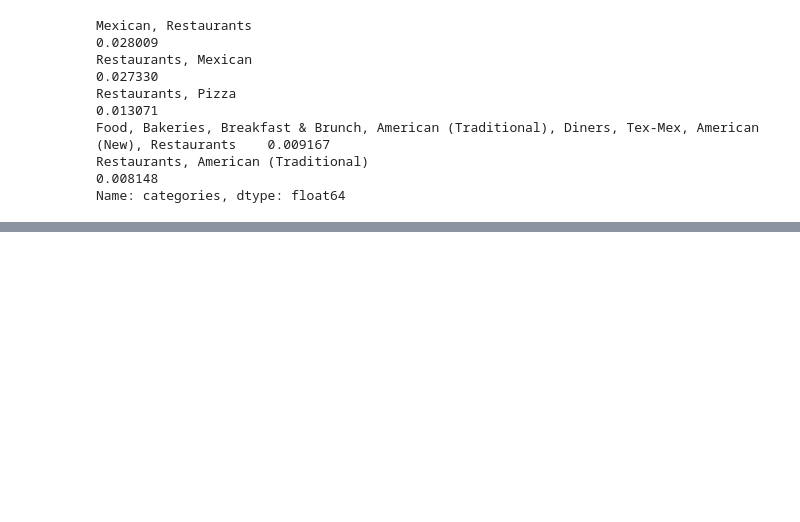
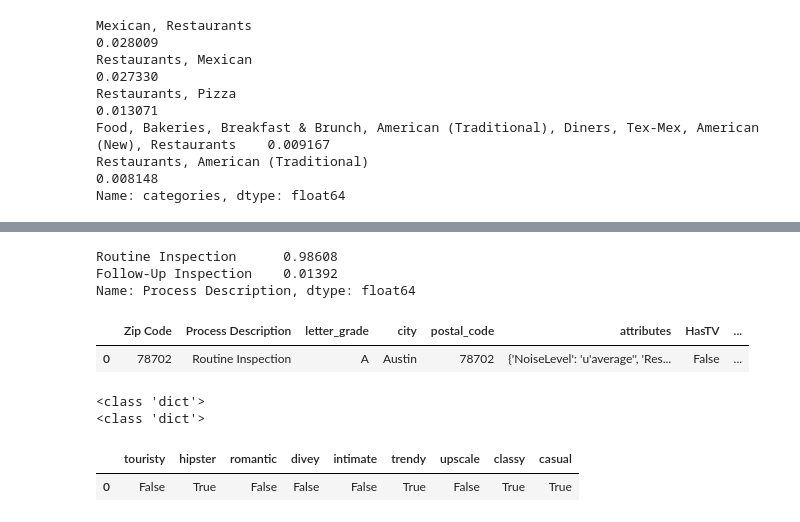
Before and after one commit to ellerybledsoe/Springboard, a Jupyter notebook: Austin Restaurant Inspections_Data Wrangling.ipynb, the cells around one changed output, grey strips where cells are left out. Saved outputs shown, nothing was run; the diff lists cells and outputs as text; code cells hidden in the pictures; blank space fills up the shorter version.

```diff
--- a/Austin Restaurant Inspections_Data Wrangling.ipynb
+++ b/Austin Restaurant Inspections_Data Wrangling.ipynb
@@ -653,0 +709,8 @@ inspections_reviews_merge.to_csv('inspections_reviews_merge.csv')
+# %%
+inspections_reviews_merge['Process Description'].value_counts(normalize=True)
+
+# explore these follow-up inspections a bit more during EDA, decide whether to keep or drop
+# %% [output]
+Routine Inspection      0.98608
+Follow-Up Inspection    0.01392
+Name: Process Description, dtype: float64
@@ -654,3 +723,25 @@ inspections_reviews_merge.to_csv('inspections_reviews_merge.csv')
+# %%
+inspections_reviews_merge[categorical].head(1)
+# %% [output]
+|  | Zip Code | Process Description | letter_grade | city | postal_code | attributes | HasTV | ... |
+| 0 | 78702 | Routine Inspection | A | Austin | 78702 | {'NoiseLevel': 'u'average'', 'Res... | False | ... |
+# %%
+# testing code to unpack dict columns
+
+#inspections_reviews_merge['Ambience'].apply(pd.Series)
+#pd.DataFrame.from_records(inspections_reviews_merge.Ambience.dropna().tolist())
+print(type(eval(inspections_reviews_merge.Ambience[0:1][0])))#.values
+print(type(eval(inspections_reviews_merge.Ambience[0:1][0])))
+#pd.DataFrame.from_dict(inspections_reviews_merge.Ambience[0:1])
+
+pd.DataFrame.from_dict(eval(inspections_reviews_merge.Ambience[0:1][0]),orient='index').T
+
+# https://www.geeksforgeeks.org/python-program-to-create-a-dictionary-from-a-string/
+# %% [output]
+<class 'dict'>
+<class 'dict'>
+|  | touristy | hipster | romantic | divey | intimate | trendy | upscale | classy | casual |
+| 0 | False | True | False | False | False | True | False | True | True |
 # %%
 > update logic filter and manually filter the rest of the suspect list (500 or so of these)
 #> unpack dict columns
```
Also changed, not shown: parts of 57 cells of this notebook.
